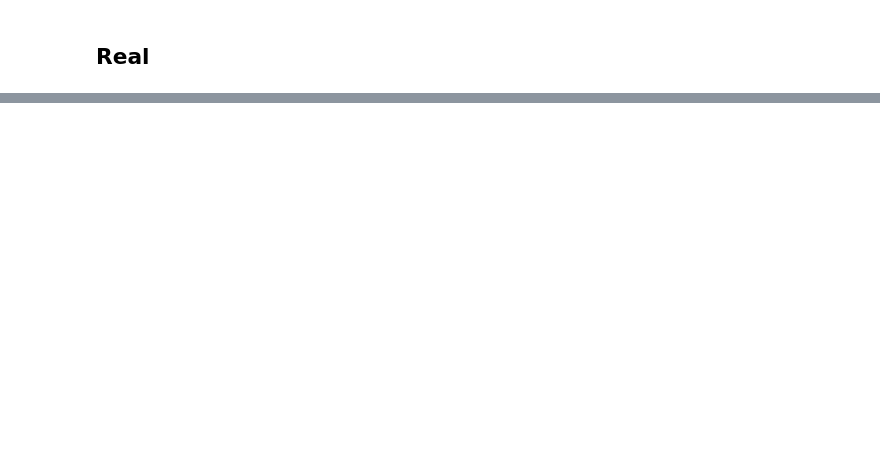
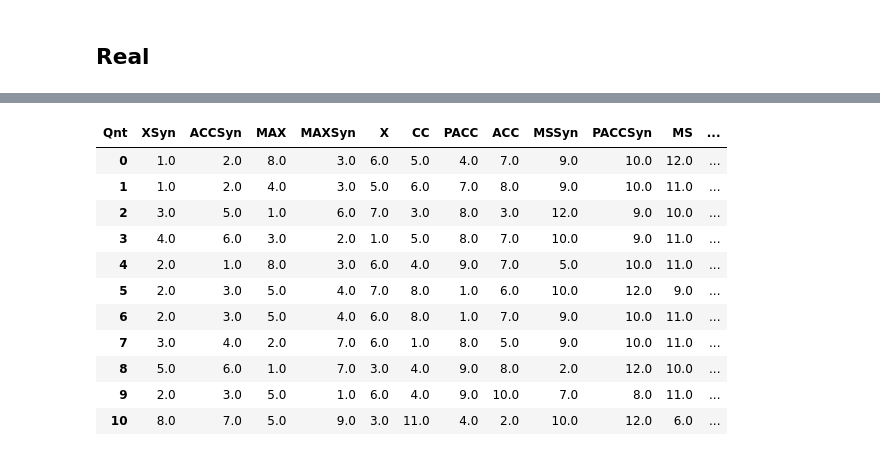
Before and after one commit to JPOrtegaa/score-drift-quantification, a Jupyter notebook: plots_paper.ipynb, the cells around one changed output, grey strips where cells are left out. Saved outputs shown, nothing was run; the diff lists cells and outputs as text; code cells hidden in the pictures; blank space fills up the shorter version.

```diff
--- a/plots_paper.ipynb
+++ b/plots_paper.ipynb
@@ -190,0 +347,18 @@ FileNotFoundError: [Errno 2] No such file or directory: '/results_paper/results_
+# %%
+mean_ranking = pivot_real.rank(axis=1)
+mean_ranking_sorted = mean_ranking.mean(axis=0).sort_values().index
+mean_ranking = mean_ranking[mean_ranking_sorted]
+mean_ranking
+# %% [output]
+| Qnt | XSyn | ACCSyn | MAX | MAXSyn | X | CC | PACC | ACC | MSSyn | PACCSyn | MS | ... |
+| 0 | 1.0 | 2.0 | 8.0 | 3.0 | 6.0 | 5.0 | 4.0 | 7.0 | 9.0 | 10.0 | 12.0 | ... |
+| 1 | 1.0 | 2.0 | 4.0 | 3.0 | 5.0 | 6.0 | 7.0 | 8.0 | 9.0 | 10.0 | 11.0 | ... |
+| 2 | 3.0 | 5.0 | 1.0 | 6.0 | 7.0 | 3.0 | 8.0 | 3.0 | 12.0 | 9.0 | 10.0 | ... |
+| 3 | 4.0 | 6.0 | 3.0 | 2.0 | 1.0 | 5.0 | 8.0 | 7.0 | 10.0 | 9.0 | 11.0 | ... |
+| 4 | 2.0 | 1.0 | 8.0 | 3.0 | 6.0 | 4.0 | 9.0 | 7.0 | 5.0 | 10.0 | 11.0 | ... |
+| 5 | 2.0 | 3.0 | 5.0 | 4.0 | 7.0 | 8.0 | 1.0 | 6.0 | 10.0 | 12.0 | 9.0 | ... |
+| 6 | 2.0 | 3.0 | 5.0 | 4.0 | 6.0 | 8.0 | 1.0 | 7.0 | 9.0 | 10.0 | 11.0 | ... |
+| 7 | 3.0 | 4.0 | 2.0 | 7.0 | 6.0 | 1.0 | 8.0 | 5.0 | 9.0 | 10.0 | 11.0 | ... |
+| 8 | 5.0 | 6.0 | 1.0 | 7.0 | 3.0 | 4.0 | 9.0 | 8.0 | 2.0 | 12.0 | 10.0 | ... |
+| 9 | 2.0 | 3.0 | 5.0 | 1.0 | 6.0 | 4.0 | 9.0 | 10.0 | 7.0 | 8.0 | 11.0 | ... |
+| 10 | 8.0 | 7.0 | 5.0 | 9.0 | 3.0 | 11.0 | 4.0 | 2.0 | 10.0 | 12.0 | 6.0 | ... |
```
Also changed, not shown: parts of 12 cells of this notebook.
